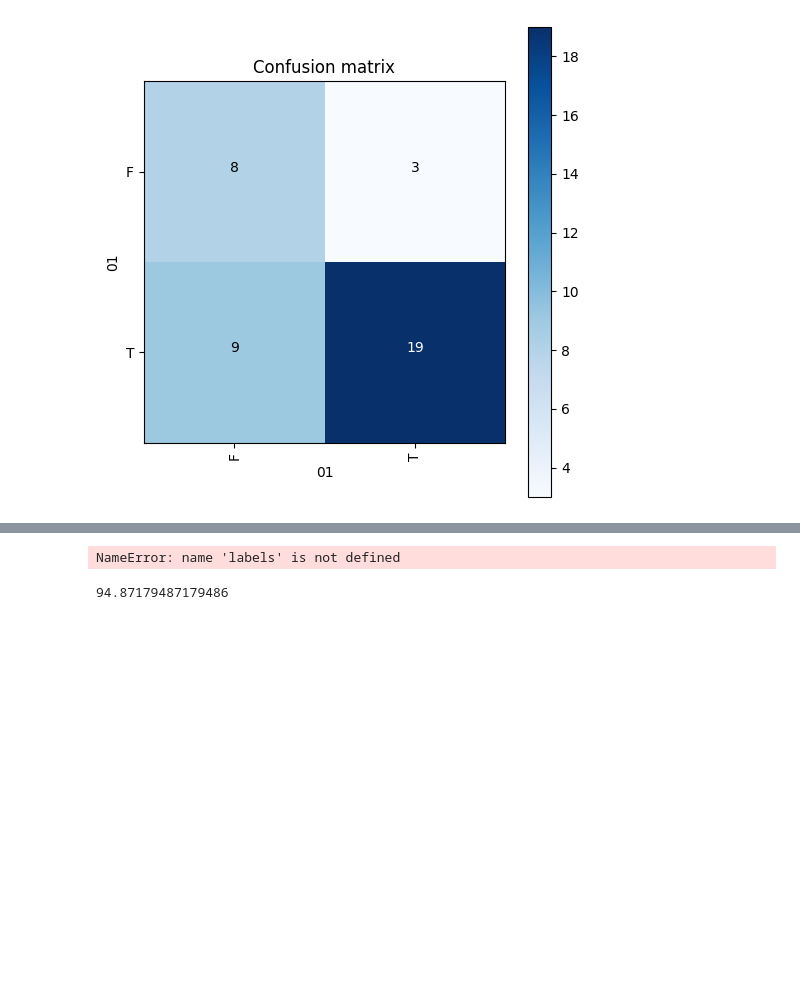
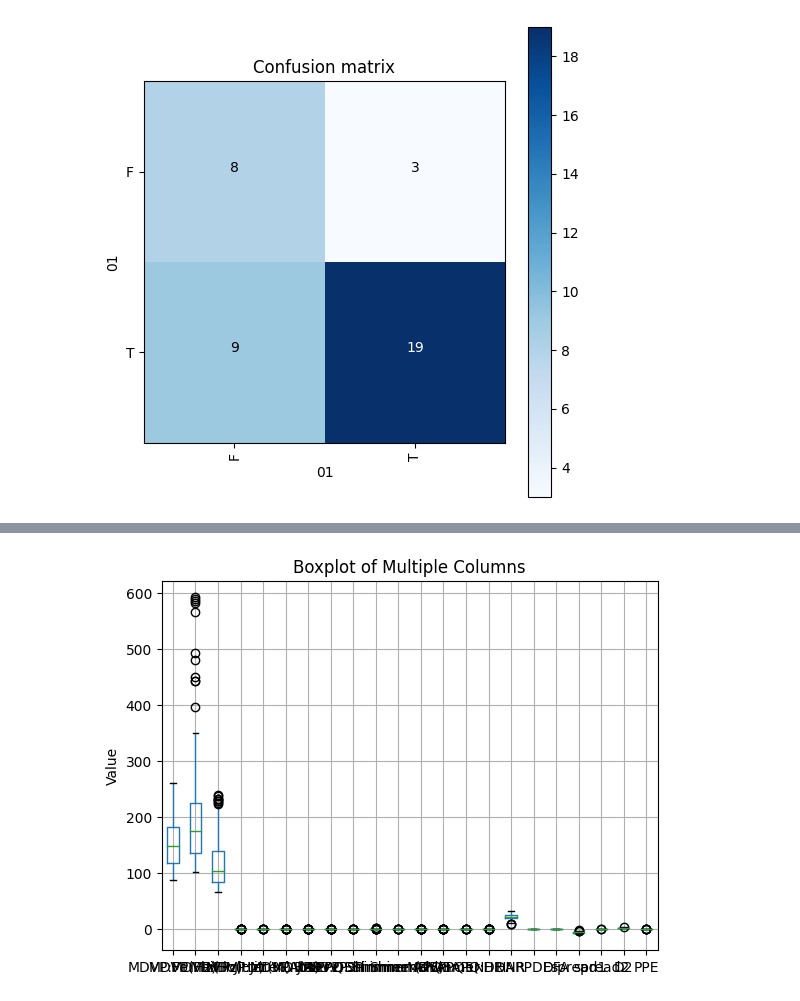
Before and after one commit to Maram99Alhinai/Bootcamp_parkinsons, a Jupyter notebook: try1.ipynb, the cells around one changed output, grey strips where cells are left out. Saved outputs shown, nothing was run; the diff lists cells and outputs as text; code cells hidden in the pictures; blank space fills up the shorter version.

Commit message:
Update try1.ipynb
add boxplot

```diff
--- a/try1.ipynb
+++ b/try1.ipynb
@@ -255,5 +254,0 @@ print(testSample_pred)
-# %%
-#DataFlair - Get the count of each label (0 and 1) in labels
-print(labels[labels==1].shape[0], labels[labels==0].shape[0])
-# %% [output]
-NameError: name 'labels' is not defined
@@ -268,10 +254,0 @@ x_train,x_test,y_train,y_test=train_test_split(x, y, test_size=0.2, random_state
-# %%
-#DataFlair - Train the model
-model=XGBClassifier()
-model.fit(x_train,y_train)
-
-# DataFlair - Calculate the accuracy
-y_pred=model.predict(x_test)
-print(accuracy_score(y_test, y_pred)*100)
-# %% [output]
-94.87179487179486
@@ -279,0 +255,8 @@ print(accuracy_score(y_test, y_pred)*100)
+# %%
+fig, ax = plt.subplots()
+X.boxplot(ax=ax)
+ax.set_title('Boxplot of Multiple Columns')
+ax.set_ylabel('Value')
+plt.show()
+# %% [output]
+[figure, added]
```
Also changed, not shown: parts of 5 cells of this notebook.
